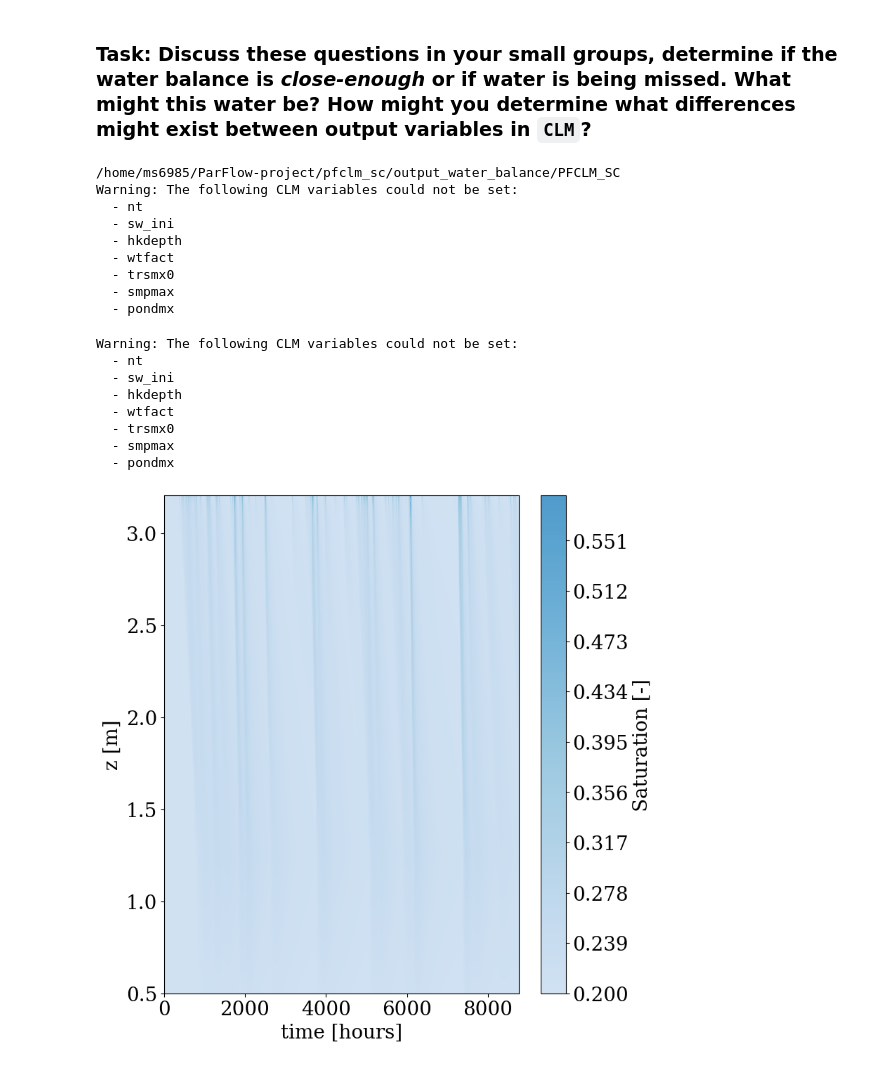
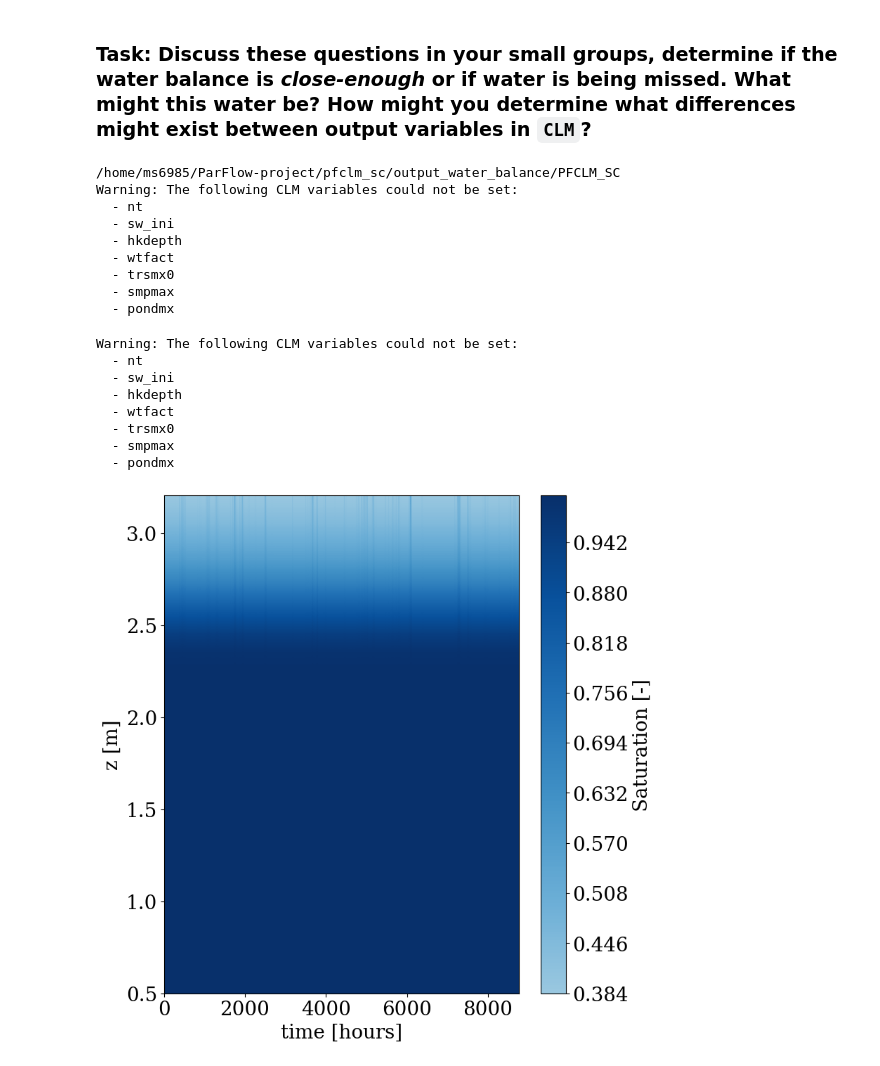
Before and after one commit to mashadab/ParFlow-project, a Jupyter notebook: pfclm_sc/PFCLM_SC_water_balance_analysis_final_single_script_NM_US-Vcm_2020-01-01_2021-01-01.ipynb, the cells around one changed output. Drawn from its saved outputs; the diff is of its cells as text; code cells hidden in the pictures.

```diff
--- a/pfclm_sc/PFCLM_SC_water_balance_analysis_final_single_script_NM_US-Vcm_2020-01-01_2021-01-01.ipynb
+++ b/pfclm_sc/PFCLM_SC_water_balance_analysis_final_single_script_NM_US-Vcm_2020-01-01_2021-01-01.ipynb
@@ -29,8 +29,8 @@ cp('inputs/NM_US-Vcm_2020-01-01_2021-01-01/drv_clmin.dat', 'output_water_balance
 cp('inputs/NM_US-Vcm_2020-01-01_2021-01-01/drv_vegm.dat', 'output_water_balance/drv_vegm.dat')
 cp('inputs/NM_US-Vcm_2020-01-01_2021-01-01/drv_vegp.dat', 'output_water_balance/drv_vegp.dat')
 
-alpha_vG = 100 #Set alpha for vanGenuchten model
-head_table = -10 #location of water table [m]
+alpha_vG = 2 #Set alpha for vanGenuchten model 2 or 100
+head_table = -1 #location of water table [m]
 simulation_type = 'same_head' #'same_head'  #Simulations type: same_head vs same_saturation vs vegpvegm
 
 
@@ -62,8 +62,8 @@ PFCLM_SC.ComputationalGrid.Lower.X = 0.0
 PFCLM_SC.ComputationalGrid.Lower.Y = 0.0
 PFCLM_SC.ComputationalGrid.Lower.Z = 0.0
 
-PFCLM_SC.ComputationalGrid.DX      = 2.0
-PFCLM_SC.ComputationalGrid.DY      = 2.0
+PFCLM_SC.ComputationalGrid.DX      = 1.0
+PFCLM_SC.ComputationalGrid.DY      = 1.0
 PFCLM_SC.ComputationalGrid.DZ      = 0.1
 
 PFCLM_SC.ComputationalGrid.NX      = 1
@@ -761,33 +761,33 @@ plot_vert_var(base, "press", np.linspace(0,8760,8761).astype('int'),alpha_vG)
 res_sat = np.zeros(8760)
 res_sat[:] = run.Solver.CLM.ResSat
 porosity = run.Geom.domain.Porosity.Value
 
 hvap   = 2.5104e06 #Latent heat of evap for water [J/kg]
 
 # Plot the transpiration and soil evaporation for our PFCLM run
 fig = plt.figure(figsize=(8,8) , dpi=100)
-plt.plot(clm_output['T [mm/s]']*(3600*24), label='Transpiration', color=blue)
-plt.plot(clm_output['Ebs [mm/s]']*(3600*24), label='Soil Evap', color=red)
+plt.plot(clm_output['T [mm/s]']*(3600*24), label='Transpiration', color=blue,linewidth=3)
+plt.plot(clm_output['Ebs [mm/s]']*(3600*24), label='Soil Evap', color=red,linewidth=3)
 plt.xlabel('Time [hr]')
 plt.ylabel('Flux [mm/d]')  ## note that we converted the fluxes to mm/d
 plt.legend()
 plt.savefig(f'alpha{alpha_vG}_ET_depthvstime_WTD{head_table}.pdf',bbox_inches='tight', dpi = 600)
 # %% [output]
 /home/ms6985/ParFlow-project/pfclm_sc/output_water_balance/PFCLM_SC
 Warning: The following CLM variables could not be set:
   - nt
   - sw_ini
   - hkdepth
   - wtfact
   - trsmx0
   - smpmax
   - pondmx
 Warning: The following CLM variables could not be set:
   - nt
   - sw_ini
   - hkdepth
   - wtfact
   - trsmx0
   - smpmax
   - pondmx
-[figure, old version]
+[figure, new version]
```
Also changed, not shown: parts of 12 cells of this notebook.
